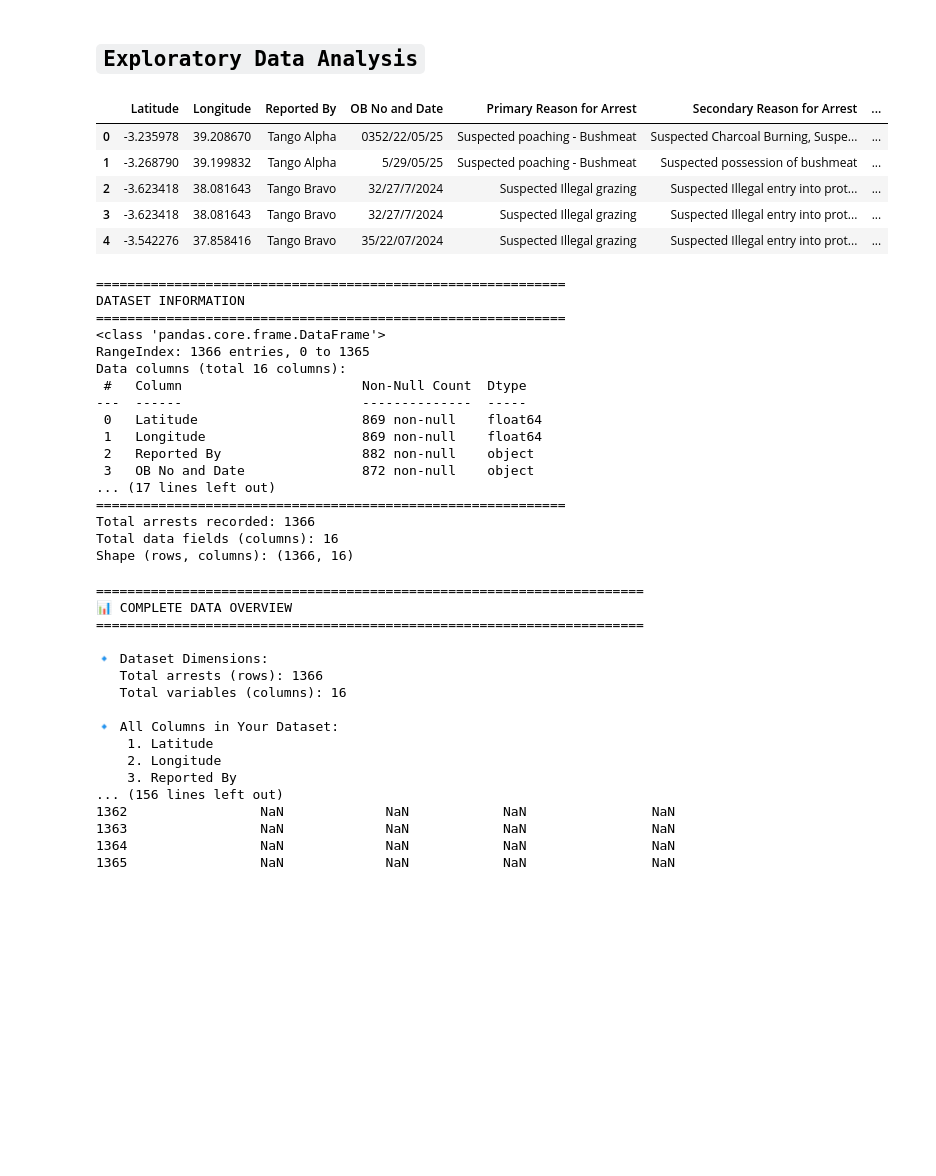
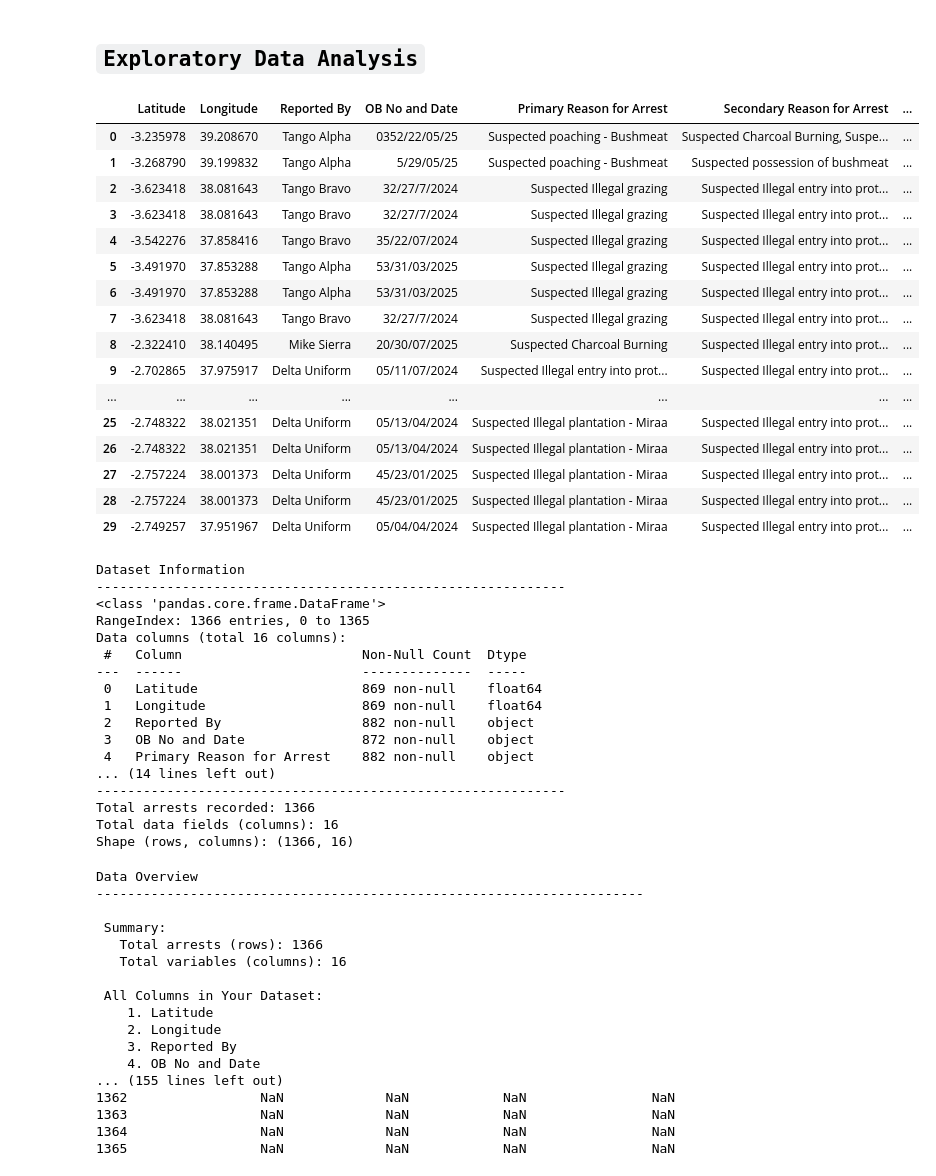
Before and after one commit to martin-m-kinoti/Wildlife-Project, a Jupyter notebook: notebook.ipynb, the cells around one changed output. Drawn from its saved outputs; the diff is of its cells as text; code cells hidden in the pictures; blank space fills up the shorter version.

```diff
--- a/notebook.ipynb
+++ b/notebook.ipynb
@@ -43,19 +44,29 @@ warnings.filterwarnings("ignore")
 # %%
 # Load the data and display the first 5 records
 df = pd.read_excel("Data.xlsx")
-df.head()
+df.head(30)
 # %% [output]
 |  | Latitude | Longitude | Reported By | OB No and Date | Primary Reason for Arrest | Secondary Reason for Arrest | ... |
 | 0 | -3.235978 | 39.208670 | Tango Alpha | 0352/22/05/25 | Suspected poaching - Bushmeat | Suspected Charcoal Burning, Suspe... | ... |
 | 1 | -3.268790 | 39.199832 | Tango Alpha | 5/29/05/25 | Suspected poaching - Bushmeat | Suspected possession of bushmeat | ... |
 | 2 | -3.623418 | 38.081643 | Tango Bravo | 32/27/7/2024 | Suspected Illegal grazing | Suspected Illegal entry into prot... | ... |
 | 3 | -3.623418 | 38.081643 | Tango Bravo | 32/27/7/2024 | Suspected Illegal grazing | Suspected Illegal entry into prot... | ... |
 | 4 | -3.542276 | 37.858416 | Tango Bravo | 35/22/07/2024 | Suspected Illegal grazing | Suspected Illegal entry into prot... | ... |
+| 5 | -3.491970 | 37.853288 | Tango Alpha | 53/31/03/2025 | Suspected Illegal grazing | Suspected Illegal entry into prot... | ... |
+| 6 | -3.491970 | 37.853288 | Tango Alpha | 53/31/03/2025 | Suspected Illegal grazing | Suspected Illegal entry into prot... | ... |
+| 7 | -3.623418 | 38.081643 | Tango Bravo | 32/27/7/2024 | Suspected Illegal grazing | Suspected Illegal entry into prot... | ... |
+| 8 | -2.322410 | 38.140495 | Mike Sierra | 20/30/07/2025 | Suspected Charcoal Burning | Suspected Illegal entry into prot... | ... |
+| 9 | -2.702865 | 37.975917 | Delta Uniform | 05/11/07/2024 | Suspected Illegal entry into prot... | Suspected Illegal entry into prot... | ... |
+| ... | ... | ... | ... | ... | ... | ... | ... |
+| 25 | -2.748322 | 38.021351 | Delta Uniform | 05/13/04/2024 | Suspected Illegal plantation - Miraa | Suspected Illegal entry into prot... | ... |
+| 26 | -2.748322 | 38.021351 | Delta Uniform | 05/13/04/2024 | Suspected Illegal plantation - Miraa | Suspected Illegal entry into prot... | ... |
+| 27 | -2.757224 | 38.001373 | Delta Uniform | 45/23/01/2025 | Suspected Illegal plantation - Miraa | Suspected Illegal entry into prot... | ... |
+| 28 | -2.757224 | 38.001373 | Delta Uniform | 45/23/01/2025 | Suspected Illegal plantation - Miraa | Suspected Illegal entry into prot... | ... |
+| 29 | -2.749257 | 37.951967 | Delta Uniform | 05/04/04/2024 | Suspected Illegal plantation - Miraa | Suspected Illegal entry into prot... | ... |
 # %%
 # Display basic information about the dataset
-print("=" * 60)
-print("DATASET INFORMATION")
-print("=" * 60)
+print("Dataset Information")
+print("-" * 60)
 
 # df.info() shows:
 # - Column names
@@ -63,9 +74,8 @@ print("=" * 60)
 # - Data type of each column (object=text, int64=number, datetime64=date)
 df.info()
 
-print("\n" + "=" * 60)
-print("📏 DATASET DIMENSIONS")
-print("=" * 60)
+print("Summary")
+print("-" * 60)
 
 # df.shape returns (rows, columns)
 # len(df) counts total number of rows
@@ -74,9 +84,8 @@ print(f"Total arrests recorded: {len(df)}")
 print(f"Total data fields (columns): {len(df.columns)}")
 print(f"Shape (rows, columns): {df.shape}")
 # %% [output]
-============================================================
-DATASET INFORMATION
-============================================================
+Dataset Information
+------------------------------------------------------------
 <class 'pandas.core.frame.DataFrame'>
 RangeIndex: 1366 entries, 0 to 1365
 Data columns (total 16 columns):
@@ -86,62 +95,60 @@ Data columns (total 16 columns):
  1   Longitude                    869 non-null    float64
  2   Reported By                  882 non-null    object
  3   OB No and Date               872 non-null    object
-... (17 lines left out)
-============================================================
+ 4   Primary Reason for Arrest    882 non-null    object
+... (14 lines left out)
+------------------------------------------------------------
 Total arrests recorded: 1366
 Total data fields (columns): 16
 Shape (rows, columns): (1366, 16)
 # %%
-# ==================================================
-# STEP 1: DETAILED DATA INSPECTION
-# ==================================================
+# Step 1: Data inspection
 # Show all columns
 pd.set_option('display.max_columns', None)
 pd.set_option('display.max_rows', 100)
 
-print("=" * 70)
-print("📊 COMPLETE DATA OVERVIEW")
-print("=" * 70)
+print("Data Overview")
+print("-" * 70)
 
 # Basic shape
-print(f"\n🔹 Dataset Dimensions:")
+print(f"\n Summary:")
 print(f"   Total arrests (rows): {len(df)}")
 print(f"   Total variables (columns): {len(df.columns)}")
 
 # Show ALL column names clearly
-print(f"\n🔹 All Columns in Your Dataset:")
+print(f"\n All Columns in Your Dataset:")
 for i, col in enumerate(df.columns, 1):
     print(f"   {i:2d}. {col}")
 
 # Data types for each column
-print(f"\n🔹 Data Types:")
+print(f"\n Data Types:")
 print(df.dtypes)
 
 # Detailed info (shows data types + non-null counts)
-print(f"\n🔹 Detailed Information:")
+print(f"\n Detailed Information:")
 print(df.info())
 
 # First 10 rows to really see the data
-print(f"\n🔹 First 10 Rows of Data:")
+print(f"\n First 10 Rows of Data:")
 print(df.head(10))
 
 # Last 5 rows (to check if data is complete at the end)
-print(f"\n🔹 Last 5 Rows of Data:")
+print(f"\n Last 5 Rows of Data:")
 print(df.tail())
 # %% [output]
-======================================================================
-📊 COMPLETE DATA OVERVIEW
-======================================================================
+Data Overview
+----------------------------------------------------------------------
 
-🔹 Dataset Dimensions:
+ Summary:
    Total arrests (rows): 1366
    Total variables (columns): 16
 
-🔹 All Columns in Your Dataset:
+ All Columns in Your Dataset:
     1. Latitude
     2. Longitude
     3. Reported By
-... (156 lines left out)
+    4. OB No and Date
+... (155 lines left out)
 1362                 NaN             NaN            NaN                NaN
 1363                 NaN             NaN            NaN                NaN
 1364                 NaN             NaN            NaN                NaN
```
Also changed, not shown: parts of 12 cells of this notebook, 2 other files.
